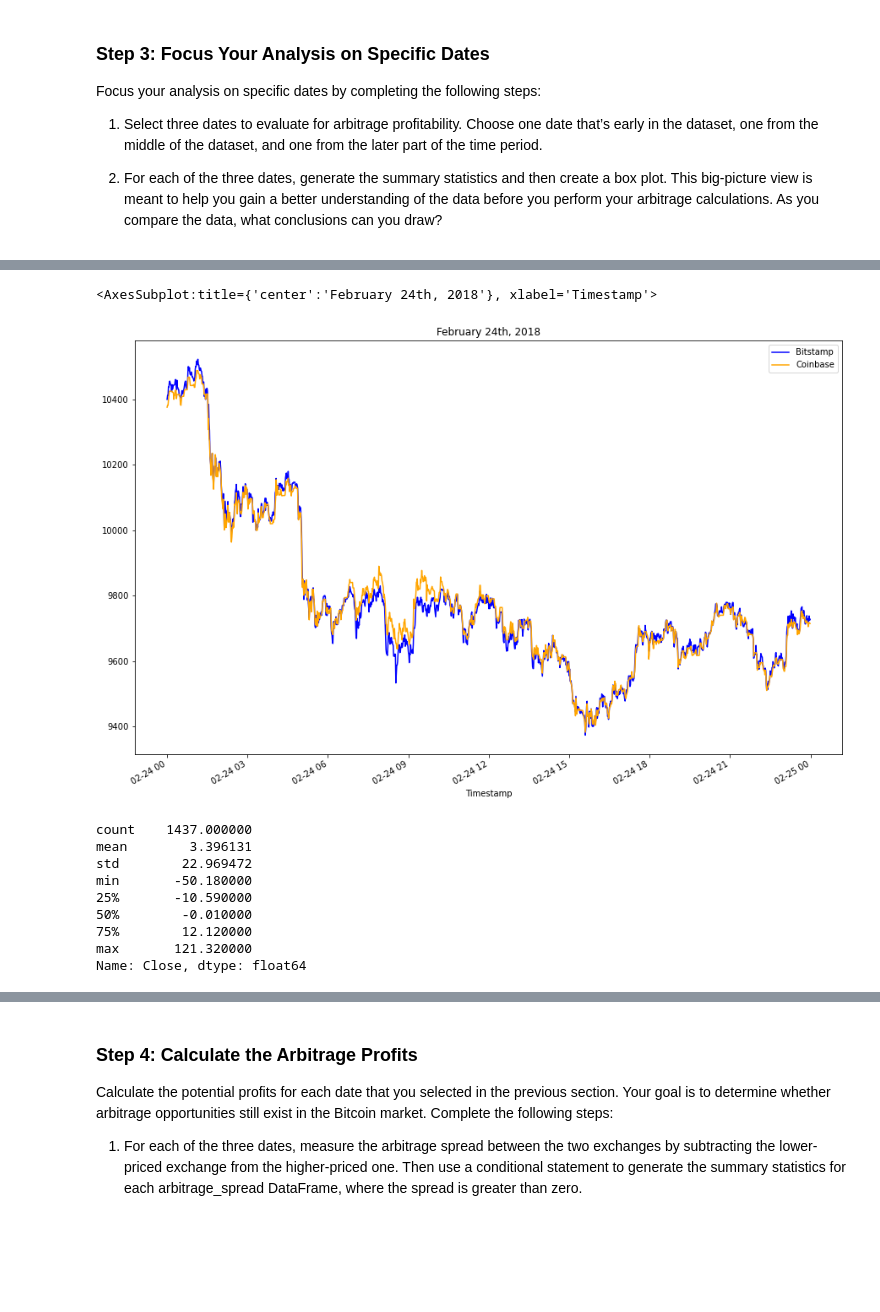
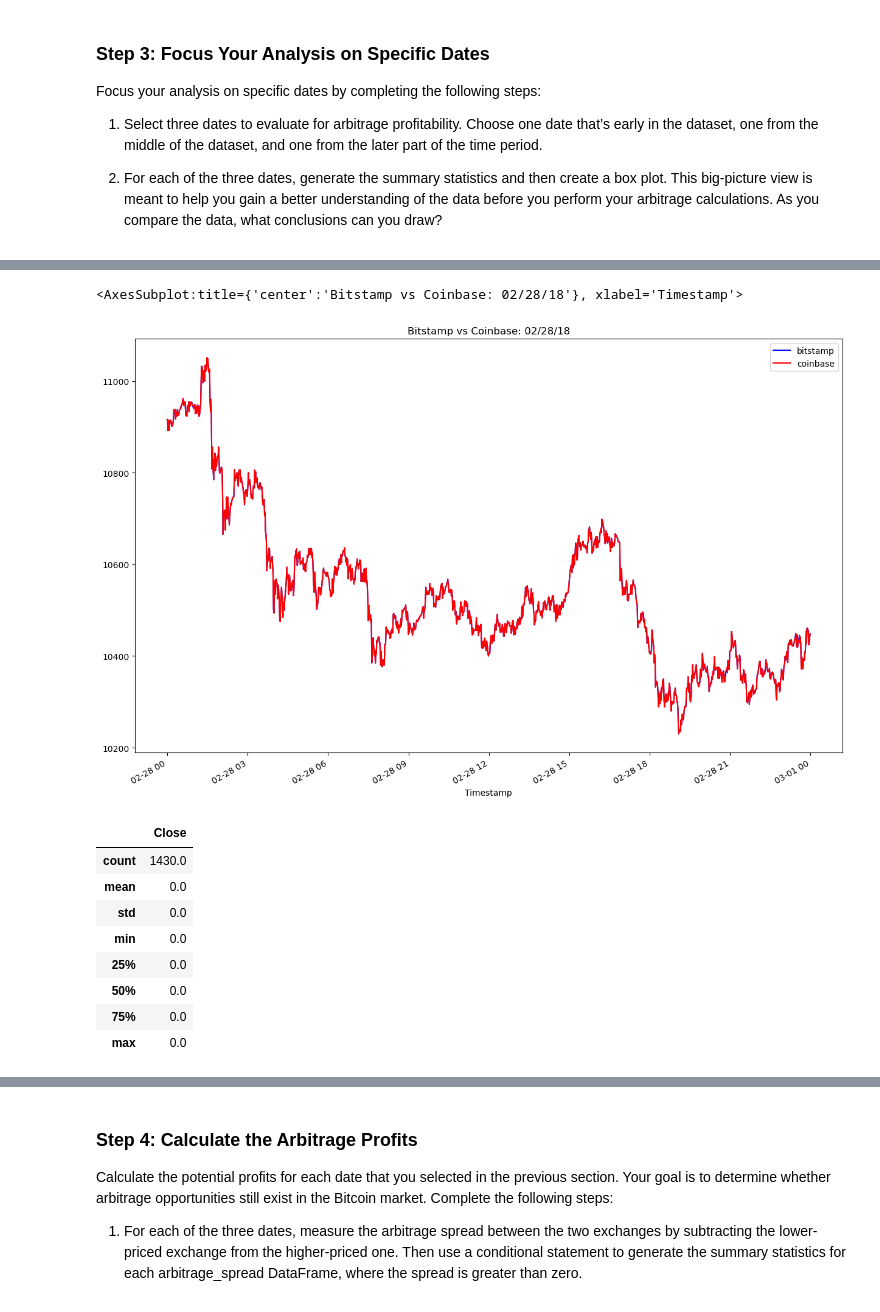
Before and after one commit to lindy-8/Crypto_ArbMod3, a Jupyter notebook: Starter_Code/crypto_arbitrage.ipynb, the cells around one changed output, grey strips where cells are left out. Cells and saved outputs as stored; diff of their text form; code cells hidden in the pictures; blank space fills up the shorter version.

```diff
--- a/Starter_Code/crypto_arbitrage.ipynb
+++ b/Starter_Code/crypto_arbitrage.ipynb
@@ -156,7 +156,7 @@ coinbase.isnull().sum()
 coinbase['Close'] = coinbase['Close'].str.replace('$','')
 coinbase.dtypes
 
-coinbase["Close"] = bitstamp.loc[:,"Close"].astype(float)
+coinbase["Close"] = bitstamp.loc[:,"Close"].astype("float")
 coinbase.dtypes
 
 coinbase.duplicated().sum()
@@ -323,26 +335,27 @@ SyntaxError: invalid syntax (3616388465.py, line 3)
 # %%
 # Create an overlay plot that visualizes the two dataframes over a period of one day from the middle of the dataset.
 # Be sure that the plots include the parameters `legend`, `figsize`, `title`, `color` and `label`
-# YOUR CODE HERE
+bitstamp_sliced['Close'].loc['2018-02-28'].plot(legend = True, figsize = (15, 10), title = "Bitstamp vs Coinbase: 02/28/18", color = "blue", label = "bitstamp")
+coinbase_sliced['Close'].loc['2018-02-28'].plot(legend = True, figsize = (15, 10), color = "red", label = "coinbase")
 # %% [output]
-<AxesSubplot:title={'center':'February 24th, 2018'}, xlabel='Timestamp'>
+<AxesSubplot:title={'center':'Bitstamp vs Coinbase: 02/28/18'}, xlabel='Timestamp'>
-[figure, old version]
+[figure, new version]
 # %%
 # Using the date in the middle that you have selected, calculate the arbitrage spread
 # by subtracting the bitstamp lower closing prices from the coinbase higher closing prices
-arbitrage_spread_middle = # YOUR CODE HERE
+arbitrage_spread_middle = coinbase_sliced.loc['2018-02-28'] - bitstamp_sliced.loc['2018-02-28']
 
 # Generate summary statistics
-# YOUR CODE HERE
+arbitrage_spread_middle.describe()
 # %% [output]
-count    1437.000000
-mean        3.396131
-std        22.969472
-min       -50.180000
-25%       -10.590000
-50%        -0.010000
-75%        12.120000
-max       121.320000
-Name: Close, dtype: float64
+|  | Close |
+| count | 1430.0 |
+| mean | 0.0 |
+| std | 0.0 |
+| min | 0.0 |
+| 25% | 0.0 |
+| 50% | 0.0 |
+| 75% | 0.0 |
+| max | 0.0 |
 # %%
 # Visualize the arbitrage spread from the middle of the dataset in a box plot
```
Also changed, not shown: parts of 9 cells of this notebook.
